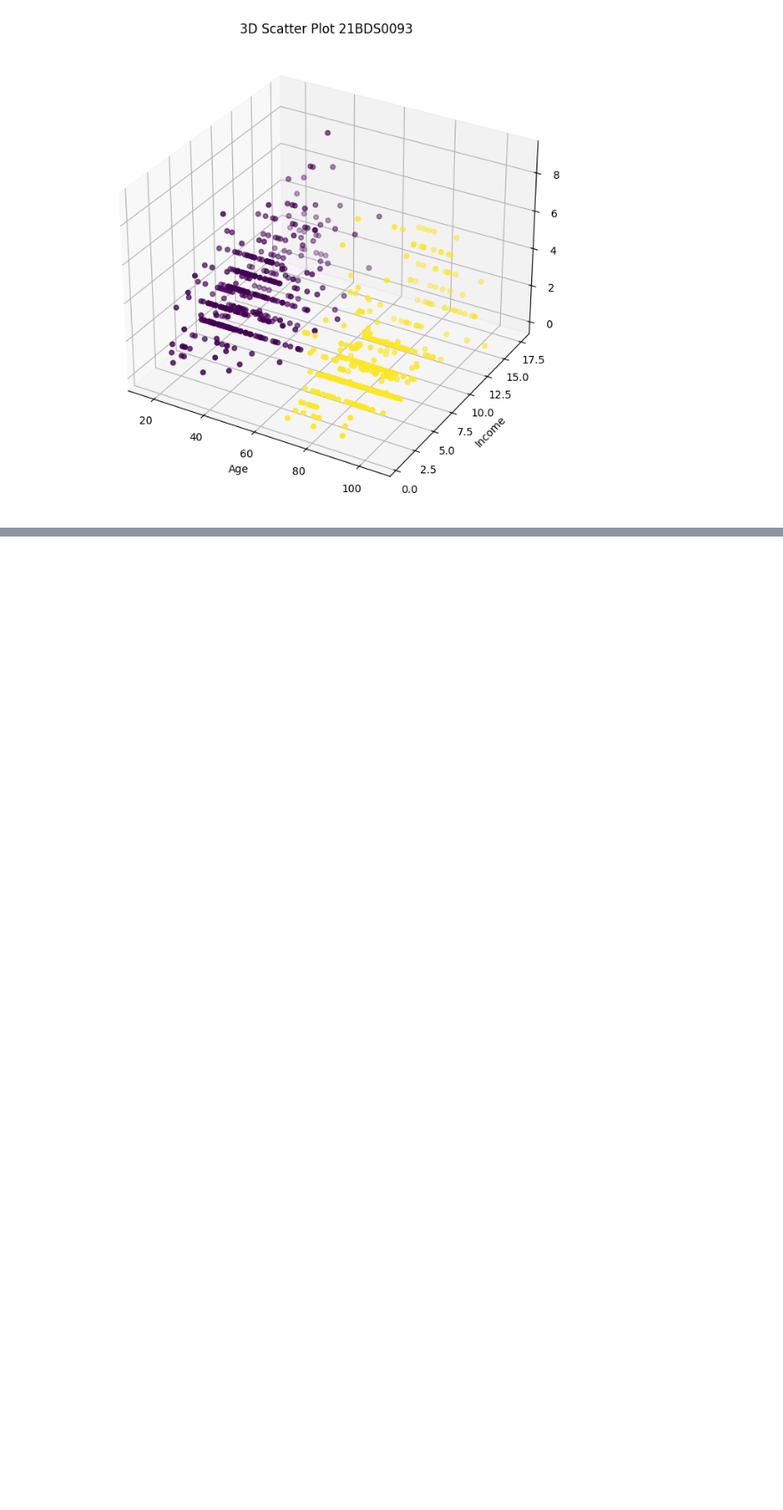
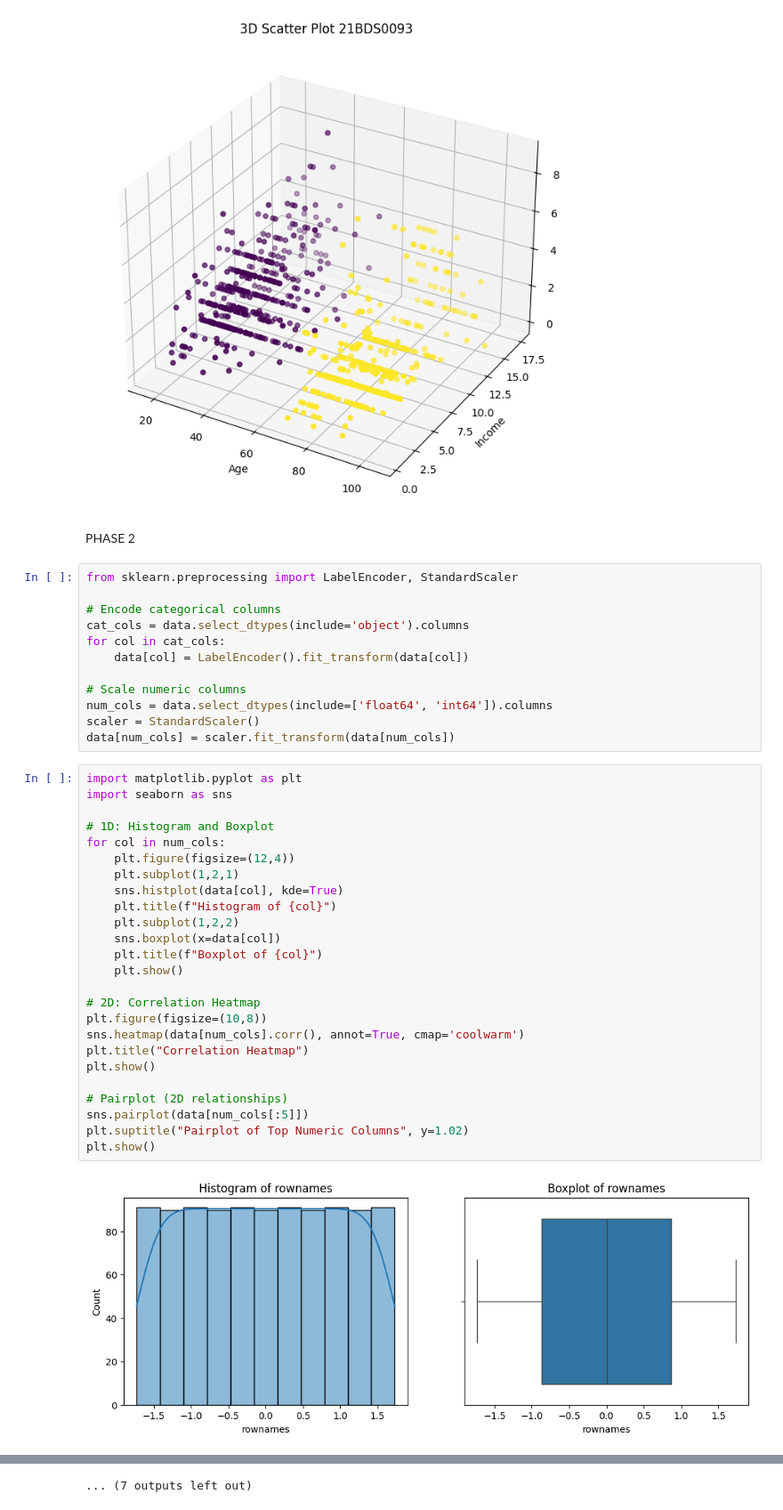
Before and after one commit to Rishzbh/EDA, a Jupyter notebook: 21BDS0093.ipynb, the cells around one changed output, grey strips where cells are left out. Shown at 89% size. Cells and saved outputs as stored; diff of their text form; blank space fills up the shorter version.

```diff
--- a/21BDS0093.ipynb
+++ b/21BDS0093.ipynb
@@ -201,3 +201,44 @@ plt.title("3D Scatter Plot 21BDS0093")
 plt.show()
 # %% [output]
 [figure]
+# %% [markdown]
+PHASE 2
+# %%
+from sklearn.preprocessing import LabelEncoder, StandardScaler
+
+# Encode categorical columns
+cat_cols = data.select_dtypes(include='object').columns
+for col in cat_cols:
+    data[col] = LabelEncoder().fit_transform(data[col])
+
+# Scale numeric columns
+num_cols = data.select_dtypes(include=['float64', 'int64']).columns
+scaler = StandardScaler()
+data[num_cols] = scaler.fit_transform(data[num_cols])
+# %%
+import matplotlib.pyplot as plt
+import seaborn as sns
+
+# 1D: Histogram and Boxplot
+for col in num_cols:
+    plt.figure(figsize=(12,4))
+    plt.subplot(1,2,1)
+    sns.histplot(data[col], kde=True)
+    plt.title(f"Histogram of {col}")
+    plt.subplot(1,2,2)
+    sns.boxplot(x=data[col])
+    plt.title(f"Boxplot of {col}")
+    plt.show()
+
+# 2D: Correlation Heatmap
+plt.figure(figsize=(10,8))
+sns.heatmap(data[num_cols].corr(), annot=True, cmap='coolwarm')
+plt.title("Correlation Heatmap")
+plt.show()
+
+# Pairplot (2D relationships)
+sns.pairplot(data[num_cols[:5]])
+plt.suptitle("Pairplot of Top Numeric Columns", y=1.02)
+plt.show()
+# %% [output]
+[figure, added]
@@ -203,0 +256 @@ plt.show()
+... (7 outputs left out)
```
Also changed, not shown: parts of 5 cells of this notebook.
